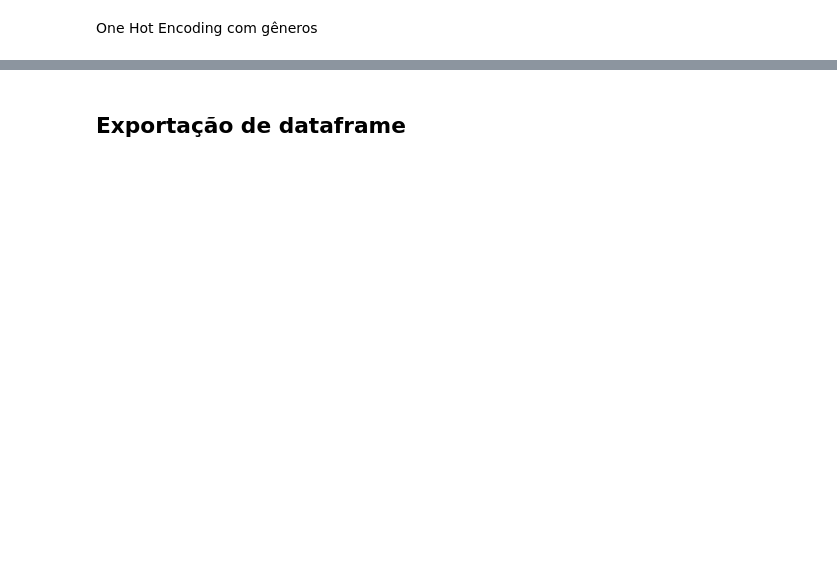
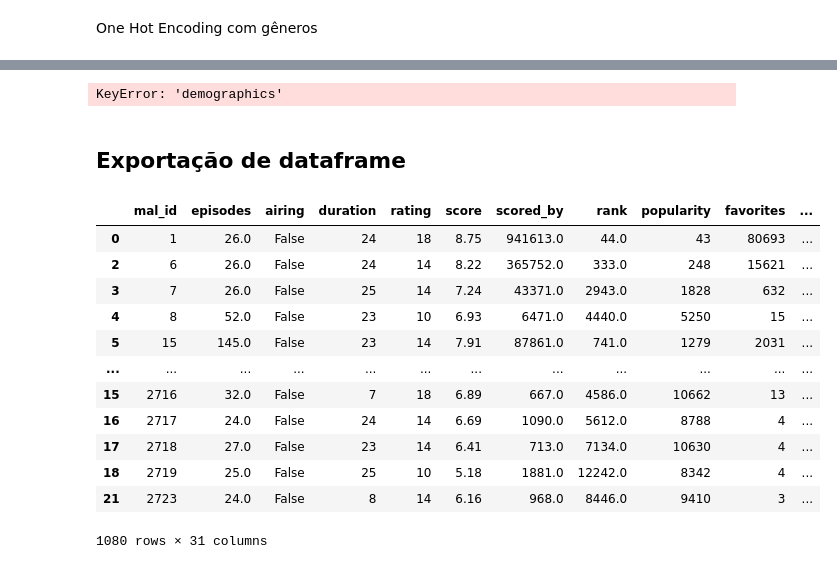
Before and after one commit to luacrz/Recomendacao-Animes, a Jupyter notebook: Data Extraction/extraction.ipynb, the cells around one changed output, grey strips where cells are left out. Saved outputs shown, nothing was run; the diff lists cells and outputs as text; code cells hidden in the pictures; blank space fills up the shorter version.

```diff
--- a/Data Extraction/extraction.ipynb
+++ b/Data Extraction/extraction.ipynb
@@ -28,6 +37,6 @@ Remoção de colunas não uteis
 # %%
 df = df.drop(columns=['url','images','trailer','approved','titles','title','title_english', 'title_japanese',
                       'title_synonyms','type','source','aired','members','synopsis','background','season','broadcast',
-                      'broadcast', 'producers', 'licensors','studios','explicit_genres','demographics','status'])
+                      'broadcast', 'producers', 'licensors', 'studios','explicit_genres','themes','demographics','status'])
 # %%
 df.isna().any()
@@ -88,12 +146,10 @@ df.drop(drop_rows , inplace=True)
 Conversão de json's das células para listas
 # %%
 df['genres'] =  df['genres'].apply(lambda x: [entry['name'] for entry in x])
-df['themes'] =  df['themes'].apply(lambda x: [entry['name'] for entry in x])
 # %% [markdown]
 Conversão de listas das células para strings
 # %%
 df['genres'] =  df['genres'].apply(lambda x: ','.join(map(str, x)))
-df['themes'] =  df['themes'].apply(lambda x: ','.join(map(str, x)))
 # %% [markdown]
 Visualização do dataset
 # %%
@@ -109,10 +198,28 @@ One Hot Encoding com temas
 # %%
-one_hot_encoded = df['themes'].str.get_dummies(',')
+one_hot_encoded = df['demographics'].str.get_dummies(',')
 df = pd.concat([df, one_hot_encoded], axis=1)
-df.drop('themes',axis=1)
+df.drop('demographics',axis=1)
 one_hot_encoded.columns
+# %% [output]
+KeyError: 'demographics'
 # %% [markdown]
 ## Exportação de dataframe
+# %%
+df
+# %% [output]
+|  | mal_id | episodes | airing | duration | rating | score | scored_by | rank | popularity | favorites | ... |
+| 0 | 1 | 26.0 | False | 24 | 18 | 8.75 | 941613.0 | 44.0 | 43 | 80693 | ... |
+| 2 | 6 | 26.0 | False | 24 | 14 | 8.22 | 365752.0 | 333.0 | 248 | 15621 | ... |
+| 3 | 7 | 26.0 | False | 25 | 14 | 7.24 | 43371.0 | 2943.0 | 1828 | 632 | ... |
+| 4 | 8 | 52.0 | False | 23 | 10 | 6.93 | 6471.0 | 4440.0 | 5250 | 15 | ... |
+| 5 | 15 | 145.0 | False | 23 | 14 | 7.91 | 87861.0 | 741.0 | 1279 | 2031 | ... |
+| ... | ... | ... | ... | ... | ... | ... | ... | ... | ... | ... | ... |
+| 15 | 2716 | 32.0 | False | 7 | 18 | 6.89 | 667.0 | 4586.0 | 10662 | 13 | ... |
+| 16 | 2717 | 24.0 | False | 24 | 14 | 6.69 | 1090.0 | 5612.0 | 8788 | 4 | ... |
+| 17 | 2718 | 27.0 | False | 23 | 14 | 6.41 | 713.0 | 7134.0 | 10630 | 4 | ... |
+| 18 | 2719 | 25.0 | False | 25 | 10 | 5.18 | 1881.0 | 12242.0 | 8342 | 4 | ... |
+| 21 | 2723 | 24.0 | False | 8 | 14 | 6.16 | 968.0 | 8446.0 | 9410 | 3 | ... |
+1080 rows × 31 columns
 # %%
 filepath = Path('./result')
 filepath.parent.mkdir(parents=True, exist_ok=True)
```
Also changed, not shown: parts of 20 cells of this notebook, 5 other files.
